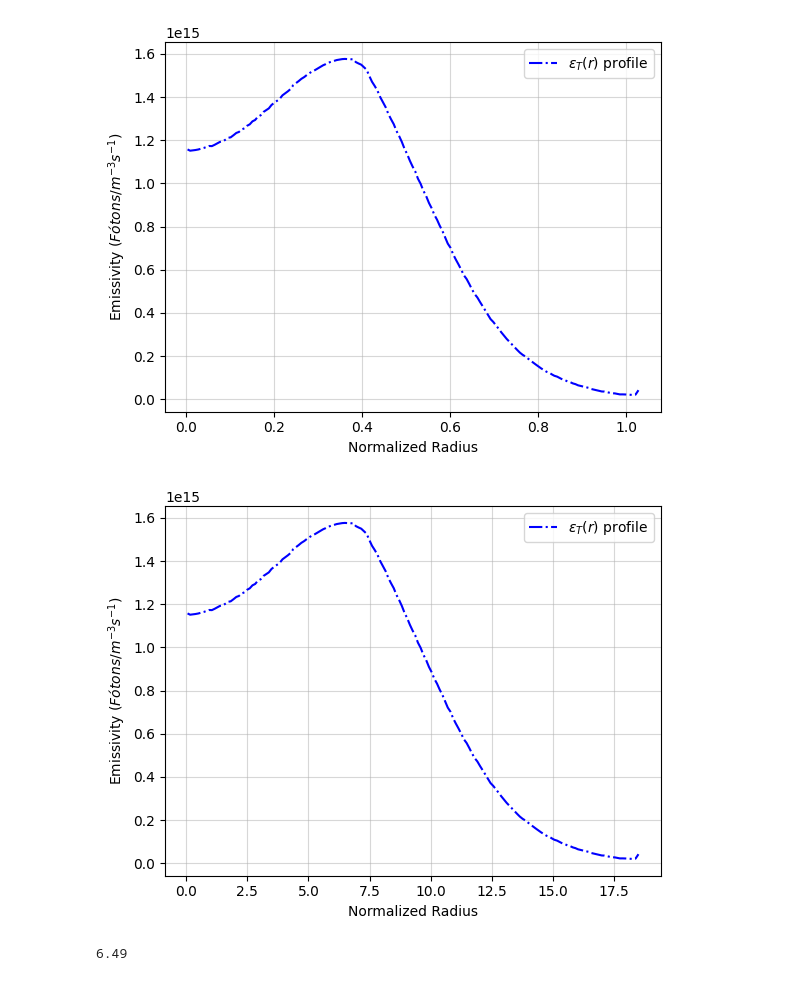
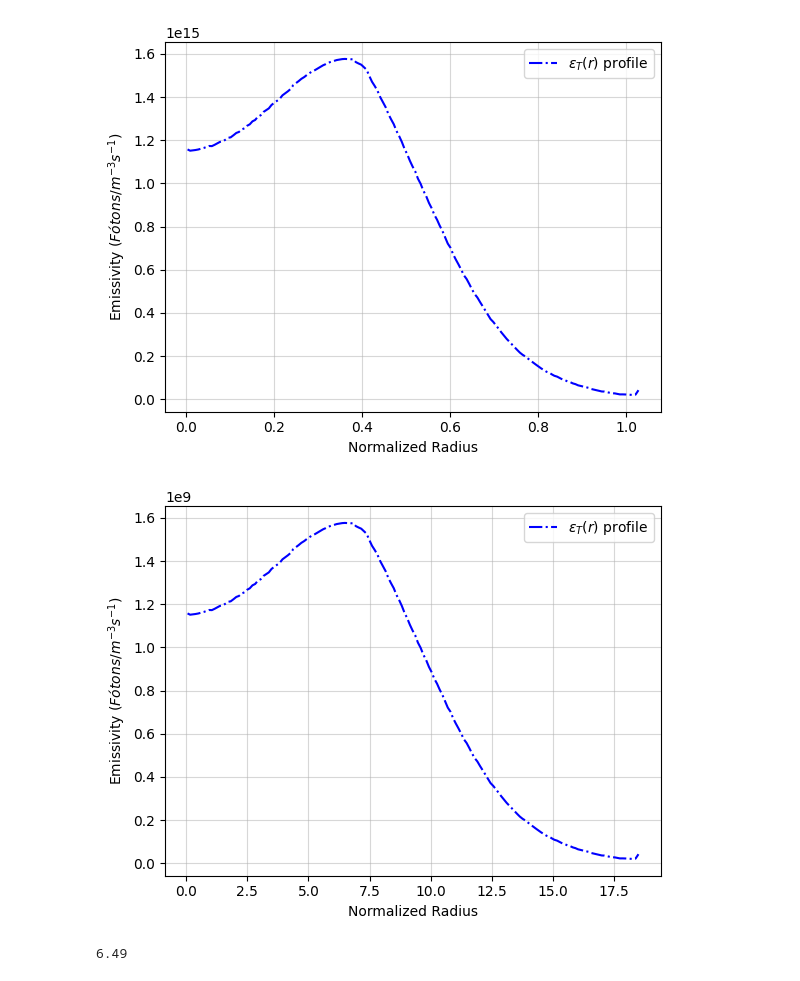
Before and after one commit to willwenner/doc_codes, a Jupyter notebook: Notebooks/Aparent Velocities (W 1-2)/Emissivity Profile TCABR/emissivity_profiles.ipynb, the cells around one changed output. Cells and saved outputs as stored; diff of their text form; code cells hidden in the pictures.

```diff
--- a/Notebooks/Aparent Velocities (W 1-2)/Emissivity Profile TCABR/emissivity_profiles.ipynb
+++ b/Notebooks/Aparent Velocities (W 1-2)/Emissivity Profile TCABR/emissivity_profiles.ipynb
@@ -459,15 +459,15 @@ plt.show()
 # %% [output]
 [figure]
 # %%
-plt.plot(df["raio[m]"]*1e2, df["emissivity"], ls = "-.", color = "b",label = r"$\varepsilon_T (r)$ profile")
+plt.plot(df["raio[m]"]*1e2, df["emissivity"]*1e-6, ls = "-.", color = "b",label = r"$\varepsilon_T (r)$ profile")
 plt.grid(True, which = "both", alpha = .5)
 plt.xlabel(f"Normalized Radius")
 plt.ylabel("Emissivity $(Fótons/m^{-3}s^{-1})$")
 plt.legend()
 plt.savefig("graphs/Emissivity_radial_profile.png")
 plt.show()
 # %% [output]
-[figure, old version]
+[figure, new version]
 # %%
 def get_emissivity_cx(ne, te, n_c5_eff, n_c6_eff, n0=None, energy = None, Zeff = None, B0 = None, ti = None):
 
```
Also changed, not shown: parts of 2 cells of this notebook, 2 other files.
